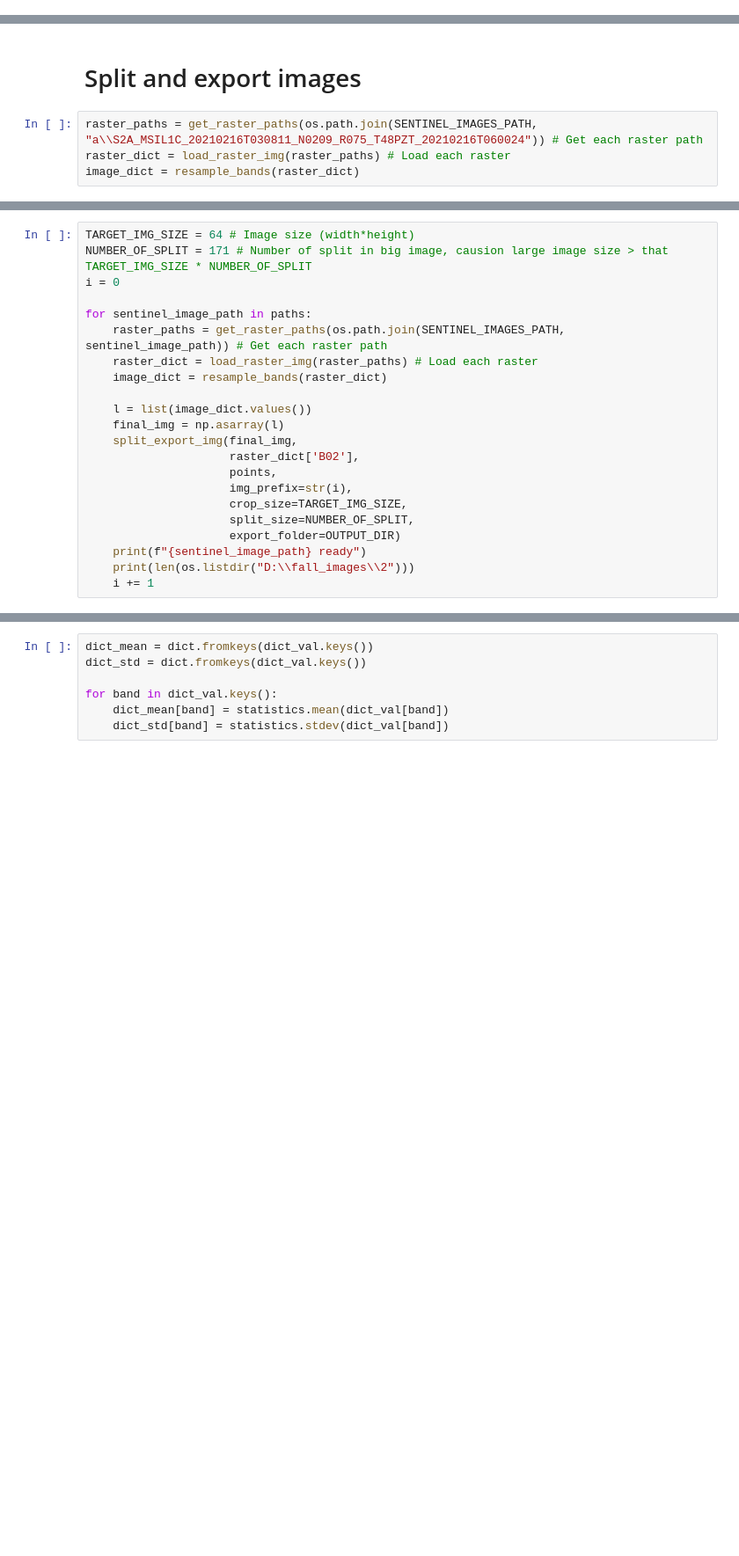
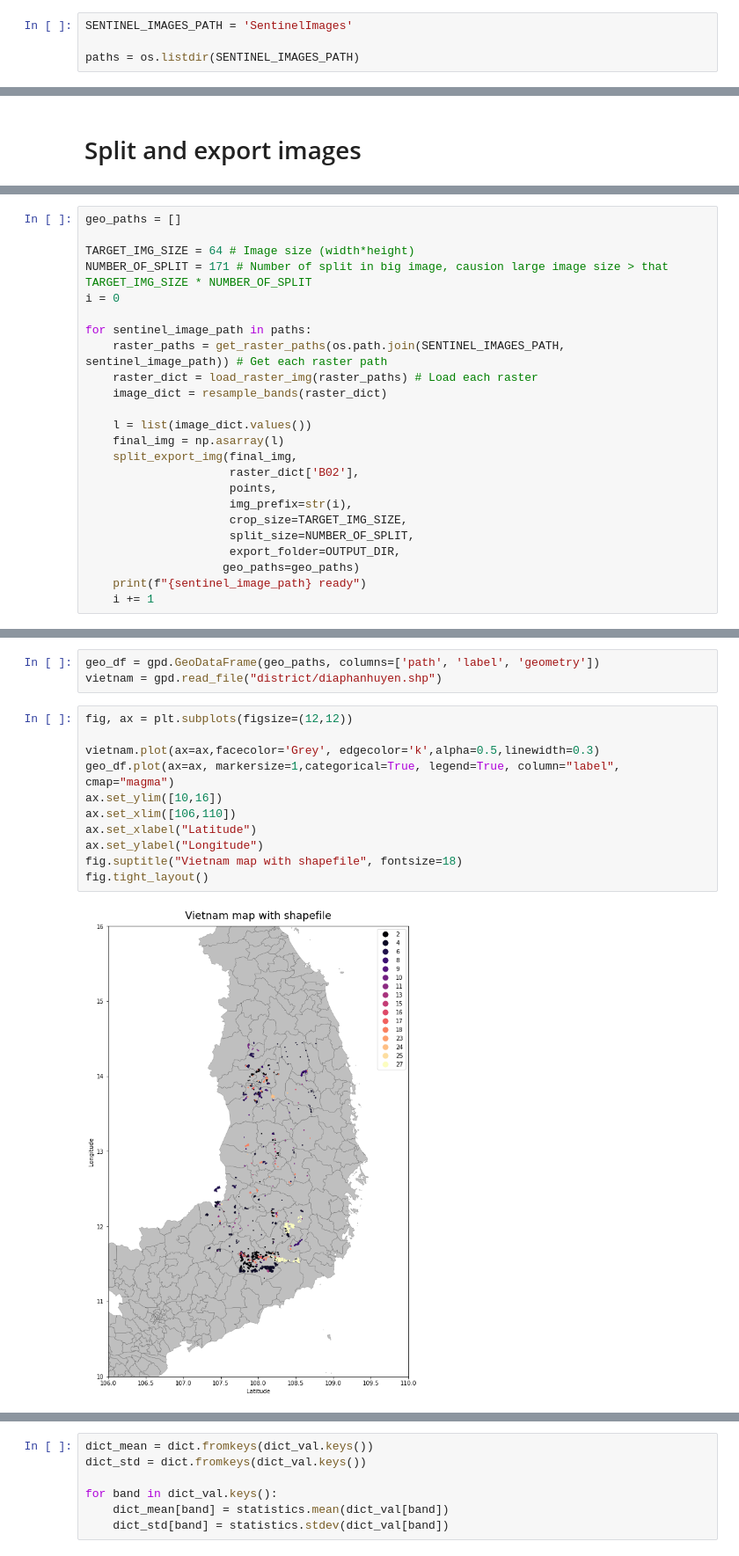
Before and after one commit to RomainCapo/IADeforestation, a Jupyter notebook: ImageProcessing.ipynb, the cells around one changed output, grey strips where cells are left out. Shown at 88% size. Saved outputs shown, nothing was run; the diff lists cells and outputs as text; blank space fills up the shorter version.

```diff
--- a/ImageProcessing.ipynb
+++ b/ImageProcessing.ipynb
@@ -57,3 +48,7 @@ for p in os.listdir(SENTINEL_IMAGES_PATH):
+# %%
+SENTINEL_IMAGES_PATH = 'SentinelImages'
+
+paths = os.listdir(SENTINEL_IMAGES_PATH)
 # %%
 paths
 # %% [output]
@@ -80,6 +157,2 @@ paths
 # %% [markdown]
 # Split and export images
-# %%
-raster_paths = get_raster_paths(os.path.join(SENTINEL_IMAGES_PATH, "a\\S2A_MSIL1C_20210216T030811_N0209_R075_T48PZT_20210216T060024")) # Get each raster path
-raster_dict = load_raster_img(raster_paths) # Load each raster
-image_dict = resample_bands(raster_dict)
@@ -106,4 +159,6 @@ image_dict
 # %%
+geo_paths = []
+
 TARGET_IMG_SIZE = 64 # Image size (width*height)
 NUMBER_OF_SPLIT = 171 # Number of split in big image, causion large image size > that TARGET_IMG_SIZE * NUMBER_OF_SPLIT
 i = 0
@@ -121,8 +176,8 @@ for sentinel_image_path in paths:
                      img_prefix=str(i),
                      crop_size=TARGET_IMG_SIZE,
                      split_size=NUMBER_OF_SPLIT,
-                     export_folder=OUTPUT_DIR)
+                     export_folder=OUTPUT_DIR,
+                    geo_paths=geo_paths)
     print(f"{sentinel_image_path} ready")
-    print(len(os.listdir("D:\\fall_images\\2")))
     i += 1
 # %% [output]
@@ -145,0 +189,16 @@ e\S2A_MSIL1C_20210318T030541_N0209_R075_T48PYU_20210318T052447 ready
+# %%
+geo_df = gpd.GeoDataFrame(geo_paths, columns=['path', 'label', 'geometry'])
+vietnam = gpd.read_file("district/diaphanhuyen.shp")
+# %%
+fig, ax = plt.subplots(figsize=(12,12))
+
+vietnam.plot(ax=ax,facecolor='Grey', edgecolor='k',alpha=0.5,linewidth=0.3)
+geo_df.plot(ax=ax, markersize=1,categorical=True, legend=True, column="label", cmap="magma")
+ax.set_ylim([10,16])
+ax.set_xlim([106,110])
+ax.set_xlabel("Latitude")
+ax.set_ylabel("Longitude")
+fig.suptitle("Vietnam map with shapefile", fontsize=18)
+fig.tight_layout()
+# %% [output]
+[figure, added]
```
Also changed, not shown: parts of 14 cells of this notebook, 16 other files.
